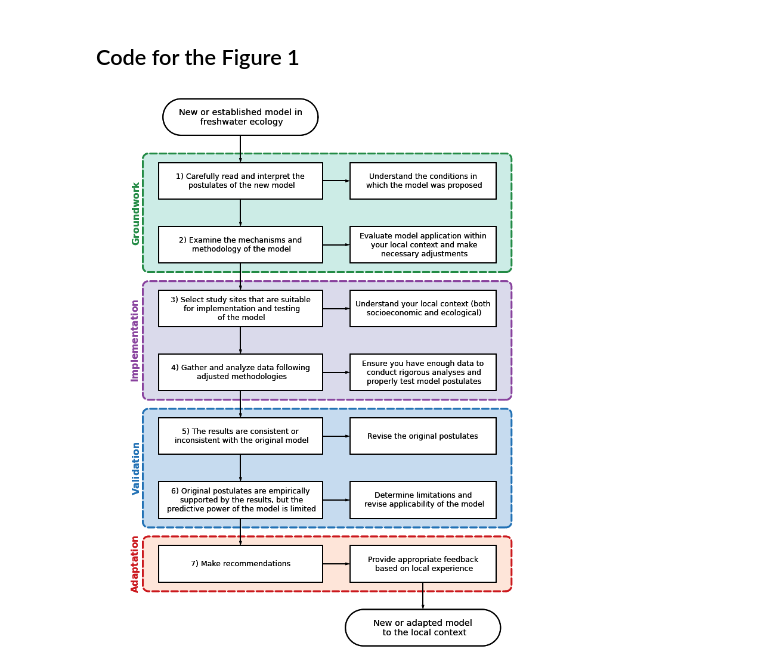
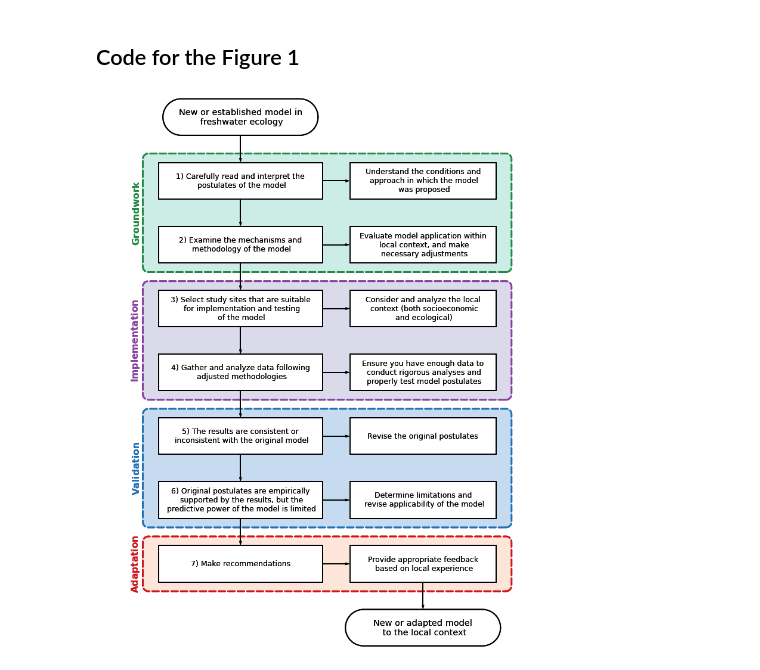
Before and after one commit to PEGutierrezF/flow_chart_mcf, a Jupyter notebook: Figure 1 Flow chart.ipynb, the cells around one changed output. Cells and saved outputs as stored; diff of their text form; code cells hidden in the pictures.

```diff
--- a/Figure 1 Flow chart.ipynb
+++ b/Figure 1 Flow chart.ipynb
@@ -29,7 +29,7 @@ with schemdraw.Drawing() as d:
     d += (b := flow.Start(w=8.5, h=2).label('New or established model in\n freshwater ecology', fontsize=16))
     d += flow.Arrow().down(d.unit/2)
 
-    d += (step1 := flow.Box(w=9, h=2).label('1) Carefully read and interpret the\n postulates of the new model')
+    d += (step1 := flow.Box(w=9, h=2).label('1) Carefully read and interpret the\n postulates of the model')
           .fill('white'))
     d += flow.Arrow().down(d.unit/2)
 
@@ -58,15 +58,15 @@ with schemdraw.Drawing() as d:
 
     # Activities
     d += flow.Arrow().right(d.unit/2).at(step1.E)
-    d += (act1 := flow.Box(w=8, h=2).label('Understand the conditions in\n which the model was proposed')
+    d += (act1 := flow.Box(w=8, h=2).label('Understand the conditions and\n approach in which the model\n was proposed')
           .fill('white'))
 
     d += flow.Arrow().right(d.unit/2).at(step2.E)
-    d += (act2 := flow.Box(w=8, h=2).label('Evaluate model application within\n your local context and make\n necessary adjustments')
+    d += (act2 := flow.Box(w=8, h=2).label('Evaluate model application within\n local context, and make\n necessary adjustments')
          .fill('white'))
 
     d += flow.Arrow().right(d.unit/2).at(step3.E)
-    d += (act3 := flow.Box(w=8, h=2).label('Understand your local context (both\n socioeconomic and ecological)').
+    d += (act3 := flow.Box(w=8, h=2).label('Consider and analyze the local\n context (both socioeconomic\n and ecological)').
           fill('white'))
 
     d += flow.Arrow().right(d.unit/2).at(step4.E)
@@ -81,31 +81,31 @@ with schemdraw.Drawing() as d:
     d += (act6 := flow.Box(w=8, h=2).label('Determine limitations and\n revise applicability of the model')
           .fill('white'))
 
     d += flow.Arrow().right(d.unit/2).at(step7.E)
     d += (act7 := flow.Box(w=8, h=2).anchor('W').label('Provide appropriate feedback\n based on local experience')
          .fill('white'))
 
     d += flow.Arrow().down(d.unit/2).at(act7.S)
     d += flow.Start(w=8.5, h=2).label('New or adapted model\n to the local context', fontsize=16)
 
 
 
     #Phase names.  Frame each phase.
     d += (phase1 := elm.EncircleBox([step1, step2, act1, act2], padx=.85,pady=0.5).linestyle('--')
           .linewidth(3).color('#238b45').fill('#ccece6').label(r'$\bfGroundwork$', loc='left', rotate=90, fontsize=17))
 
     d += (phase2 := elm.EncircleBox([step4,  step3, act4, act3], padx=.85,pady=0.5).linestyle('--')
           .linewidth(3).color('#88419d').fill("#dadaeb").label(r'$\bfImplementation$', loc='left',rotate=90, fontsize=17))
 
     d += (phase2 := elm.EncircleBox([step5, step6, act5, act6], padx=.85,pady=0.5).linestyle('--')
           .linewidth(3).color('#2171b5').fill("#c6dbef").label(r'$\bfValidation$', loc='left',rotate=90, fontsize=17))
 
     d += (phase3 := elm.EncircleBox([step7, act7], padx=0.85, pady=.5).linestyle('--')
           .linewidth(3).color('#cb181d').fill('#fee5d9').label(r'$\bfAdaptation$', loc='left', rotate=90, fontsize=17))
 
 
     # Save and export figure
     d.save("Figure 1.jpg", dpi=300)
     d.save("Figure 1.eps", dpi=300)
 # %% [output]
-[figure, old version]
+[figure, new version]
```
Also changed, not shown: 2 other files.
